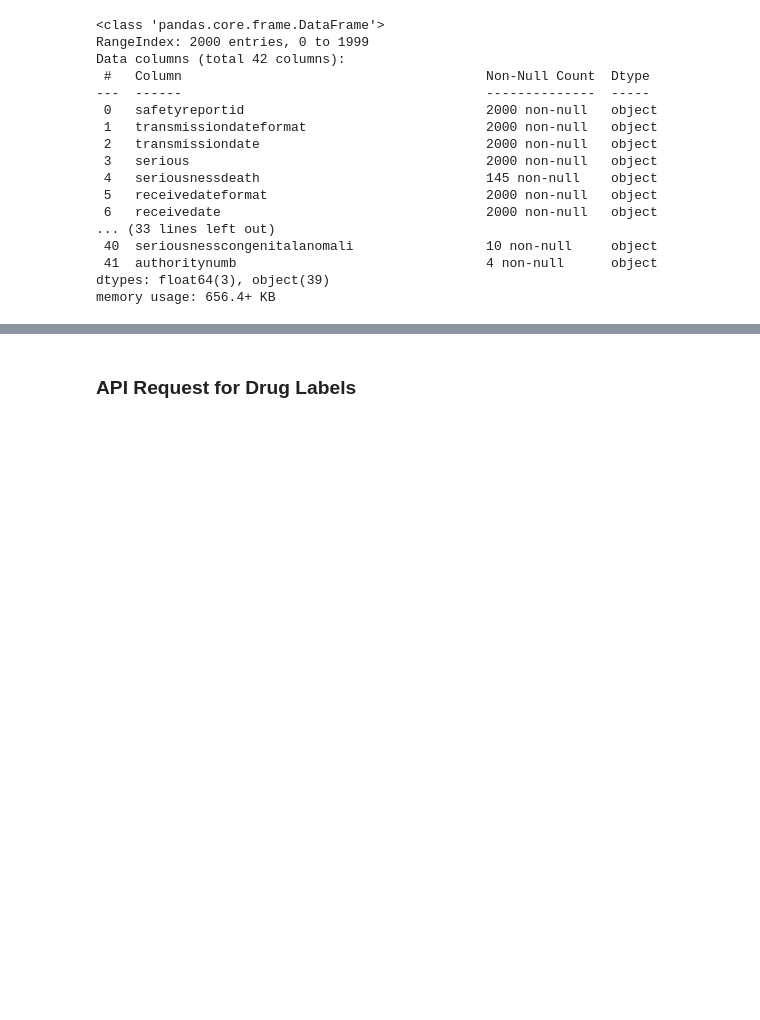
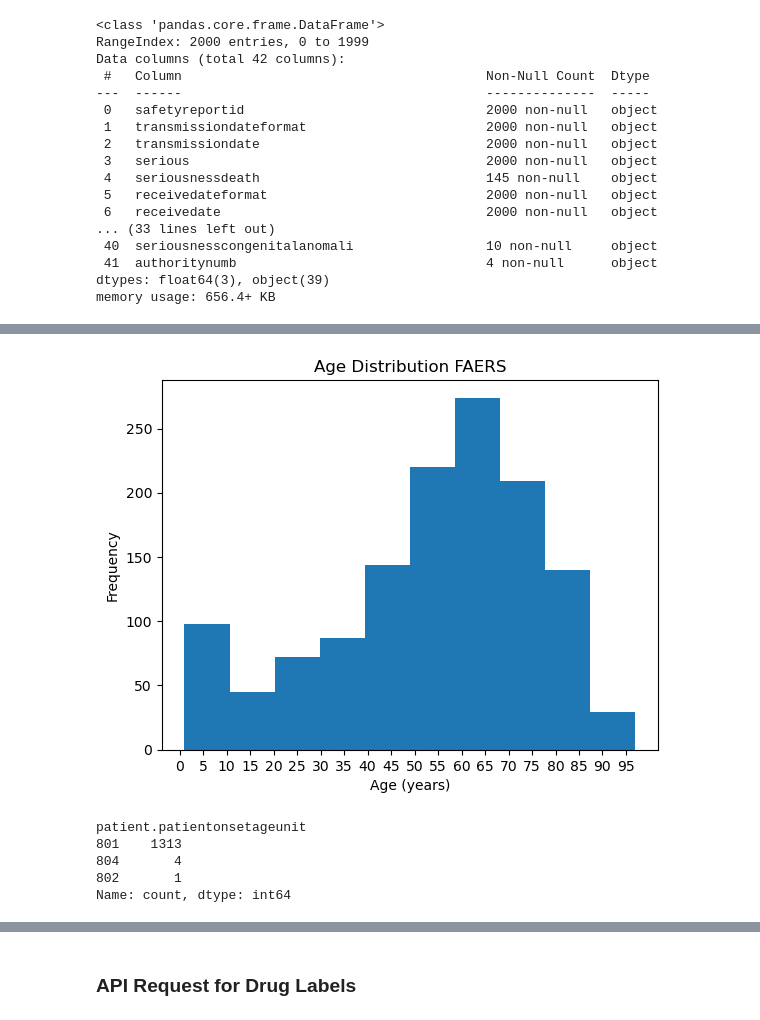
Before and after one commit to teamlunarlanding/Pharma-Drug-Surveillance, a Jupyter notebook: DataProcessing.ipynb, the cells around one changed output, grey strips where cells are left out. Saved outputs shown, nothing was run; the diff lists cells and outputs as text; code cells hidden in the pictures; blank space fills up the shorter version.

```diff
--- a/DataProcessing.ipynb
+++ b/DataProcessing.ipynb
@@ -232,0 +255,20 @@ memory usage: 656.4+ KB
+# %%
+# Distribution of Age
+plt.hist(events_df['patient.patientonsetage'].astype('float'))
+ticks = np.arange(0, 100, 5)  # Customize this range as needed
+plt.xticks(ticks)
+plt.xlabel('Age (years)')
+plt.ylabel('Frequency')
+plt.title('Age Distribution FAERS')
+plt.show()
+# %% [output]
+[figure, added]
+# %%
+# Ages come in different units, need to standardize to years
+events_df['patient.patientonsetageunit'].value_counts()
+# %% [output]
+patient.patientonsetageunit
+801    1313
+804       4
+802       1
+Name: count, dtype: int64
```
Also changed, not shown: parts of 53 cells of this notebook, 3 other files.
